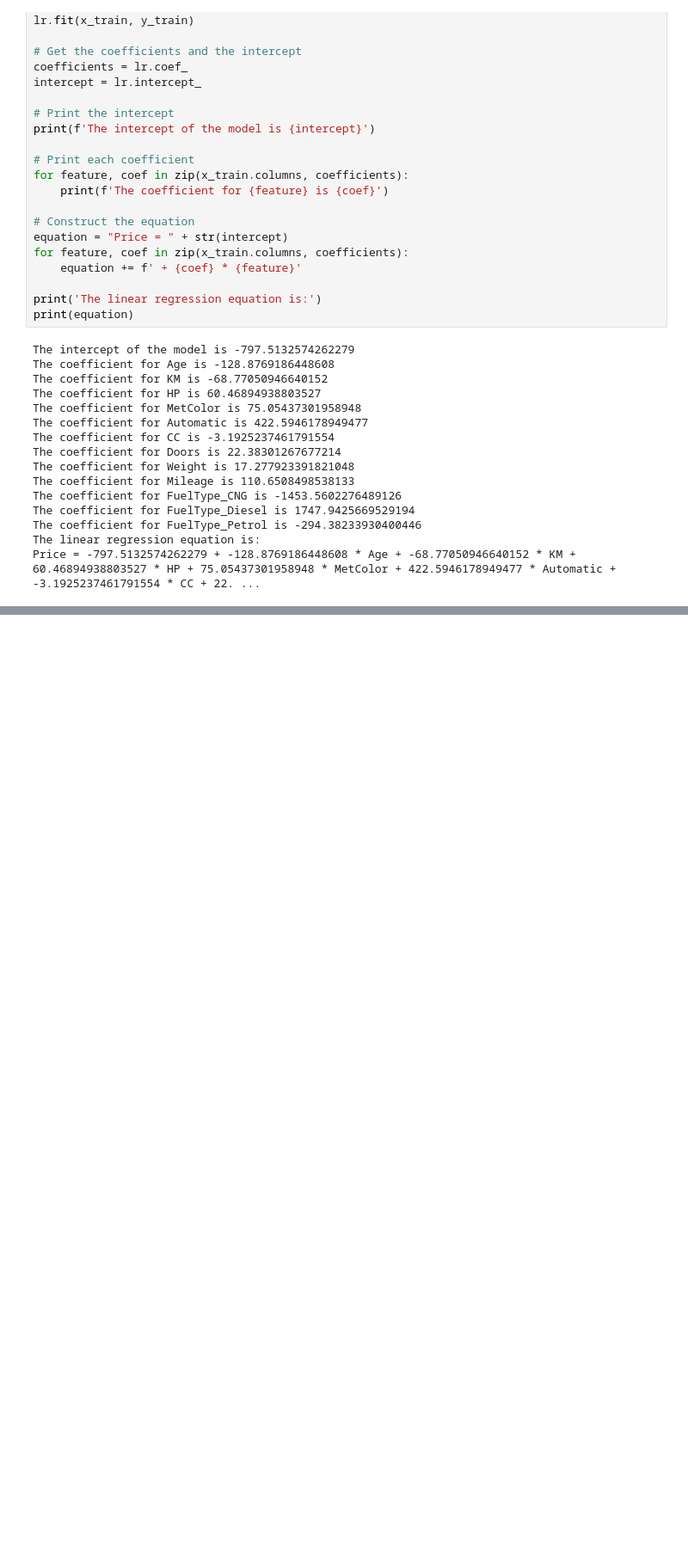
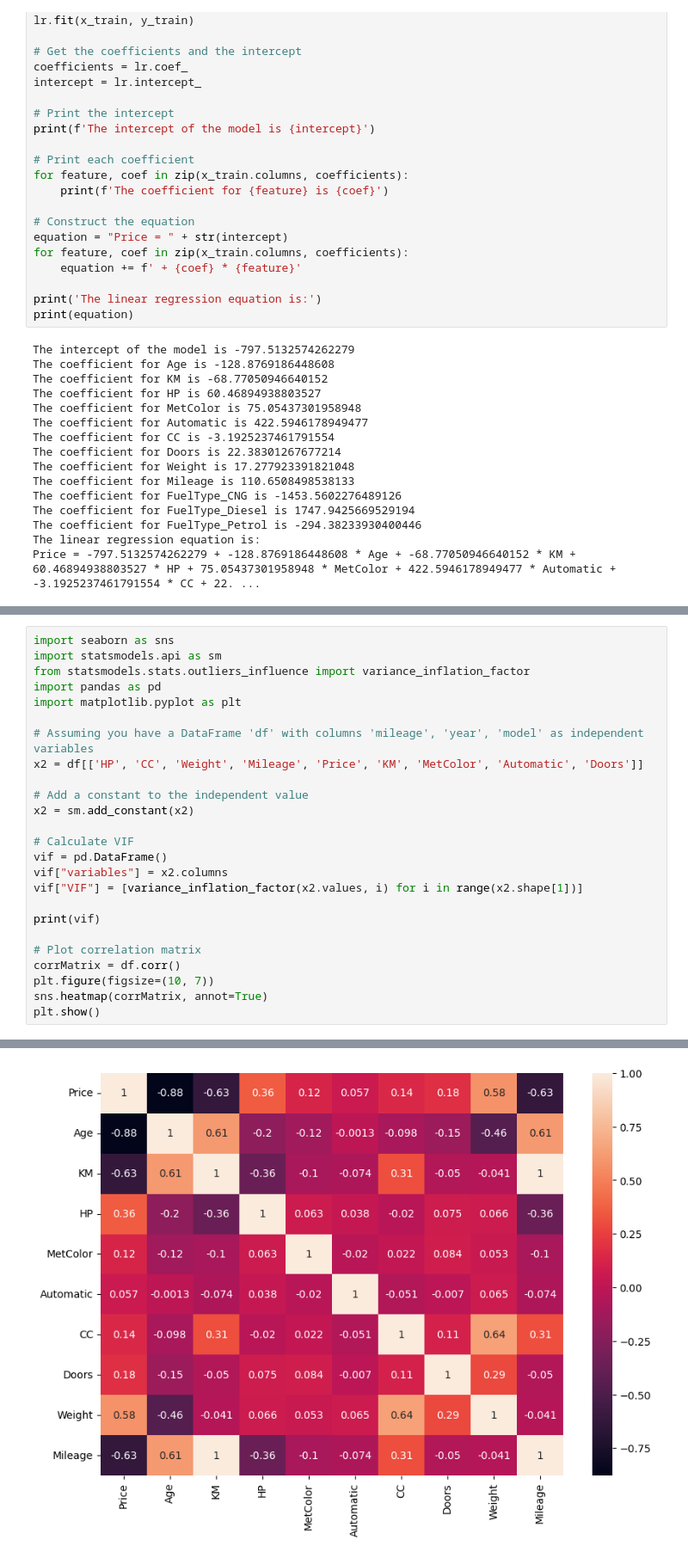
Before and after one commit to michelmalki/MichelMalki, a Jupyter notebook: Used_Car_Sales.ipynb, the cells around one changed output, grey strips where cells are left out. Shown at 86% size. Drawn from its saved outputs; the diff is of its cells as text; blank space fills up the shorter version.

```diff
--- a/Used_Car_Sales.ipynb
+++ b/Used_Car_Sales.ipynb
@@ -370,0 +421,26 @@ Price = -797.5132574262279 + -128.8769186448608 * Age + -68.77050946640152 * KM
+# %%
+import seaborn as sns
+import statsmodels.api as sm
+from statsmodels.stats.outliers_influence import variance_inflation_factor
+import pandas as pd
+import matplotlib.pyplot as plt
+
+# Assuming you have a DataFrame 'df' with columns 'mileage', 'year', 'model' as independent variables
+x2 = df[['HP', 'CC', 'Weight', 'Mileage', 'Price', 'KM', 'MetColor', 'Automatic', 'Doors']]
+
+# Add a constant to the independent value
+x2 = sm.add_constant(x2)
+
+# Calculate VIF
+vif = pd.DataFrame()
+vif["variables"] = x2.columns
+vif["VIF"] = [variance_inflation_factor(x2.values, i) for i in range(x2.shape[1])]
+
+print(vif)
+
+# Plot correlation matrix
+corrMatrix = df.corr()
+plt.figure(figsize=(10, 7))
+sns.heatmap(corrMatrix, annot=True)
+plt.show()
+# %% [output]
@@ -370,0 +458 @@ Price = -797.5132574262279 + -128.8769186448608 * Age + -68.77050946640152 * KM
+[figure, added]
```
Also changed, not shown: parts of 2 cells of this notebook.
